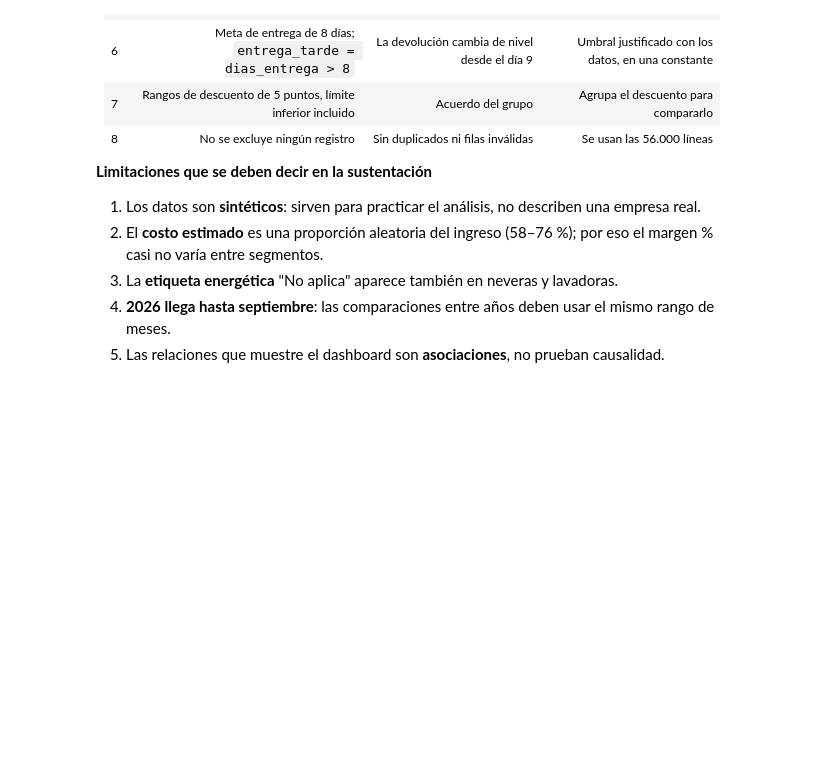
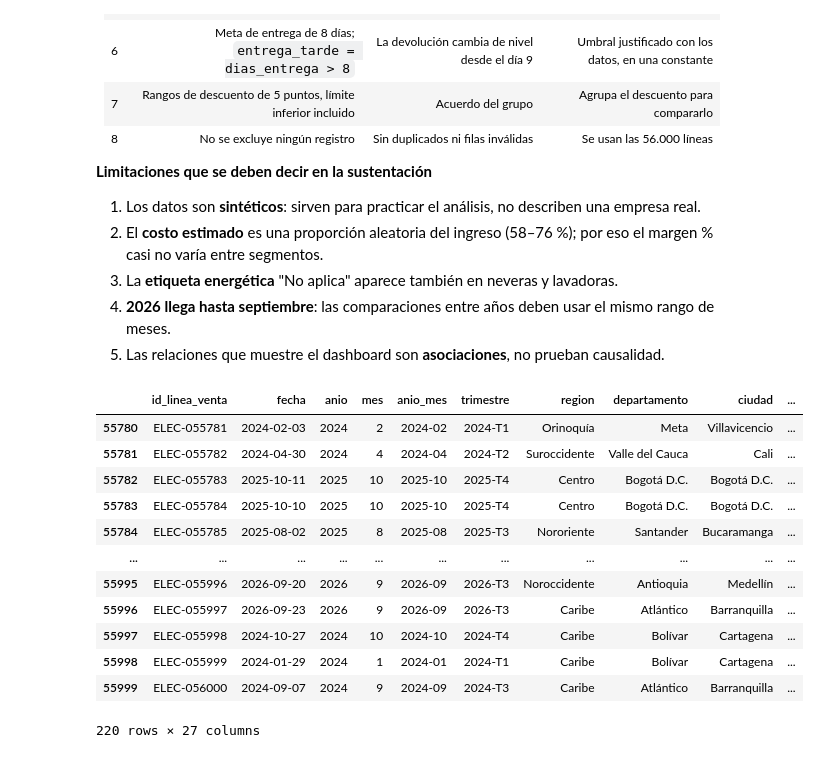
Before and after one commit to manuel-0310/Proyecto-enfasis, a Jupyter notebook: prep_datos.ipynb, the cells around one changed output. Drawn from its saved outputs; the diff is of its cells as text; code cells hidden in the pictures; blank space fills up the shorter version.

```diff
--- a/prep_datos.ipynb
+++ b/prep_datos.ipynb
@@ -625,3 +625,19 @@ El CSV procesado reproduce los mismos KPI.
 3. La **etiqueta energética** "No aplica" aparece también en neveras y lavadoras.
 4. **2026 llega hasta septiembre**: las comparaciones entre años deben usar el mismo rango de meses.
 5. Las relaciones que muestre el dashboard son **asociaciones**, no prueban causalidad.
+# %%
+df.tail(220)
+# %% [output]
+|  | id_linea_venta | fecha | anio | mes | anio_mes | trimestre | region | departamento | ciudad | ... |
+| 55780 | ELEC-055781 | 2024-02-03 | 2024 | 2 | 2024-02 | 2024-T1 | Orinoquía | Meta | Villavicencio | ... |
+| 55781 | ELEC-055782 | 2024-04-30 | 2024 | 4 | 2024-04 | 2024-T2 | Suroccidente | Valle del Cauca | Cali | ... |
+| 55782 | ELEC-055783 | 2025-10-11 | 2025 | 10 | 2025-10 | 2025-T4 | Centro | Bogotá D.C. | Bogotá D.C. | ... |
+| 55783 | ELEC-055784 | 2025-10-10 | 2025 | 10 | 2025-10 | 2025-T4 | Centro | Bogotá D.C. | Bogotá D.C. | ... |
+| 55784 | ELEC-055785 | 2025-08-02 | 2025 | 8 | 2025-08 | 2025-T3 | Nororiente | Santander | Bucaramanga | ... |
+| ... | ... | ... | ... | ... | ... | ... | ... | ... | ... | ... |
+| 55995 | ELEC-055996 | 2026-09-20 | 2026 | 9 | 2026-09 | 2026-T3 | Noroccidente | Antioquia | Medellín | ... |
+| 55996 | ELEC-055997 | 2026-09-23 | 2026 | 9 | 2026-09 | 2026-T3 | Caribe | Atlántico | Barranquilla | ... |
+| 55997 | ELEC-055998 | 2024-10-27 | 2024 | 10 | 2024-10 | 2024-T4 | Caribe | Bolívar | Cartagena | ... |
+| 55998 | ELEC-055999 | 2024-01-29 | 2024 | 1 | 2024-01 | 2024-T1 | Caribe | Bolívar | Cartagena | ... |
+| 55999 | ELEC-056000 | 2024-09-07 | 2024 | 9 | 2024-09 | 2024-T3 | Caribe | Atlántico | Barranquilla | ... |
+220 rows × 27 columns
```
Also changed, not shown: parts of 6 cells of this notebook, 1 other file.
